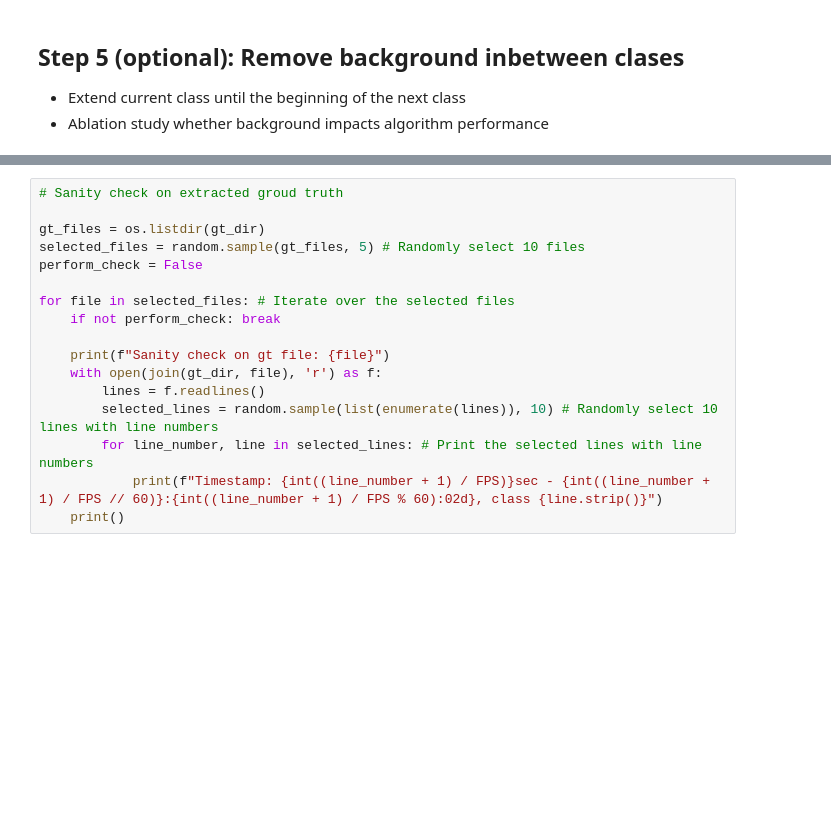
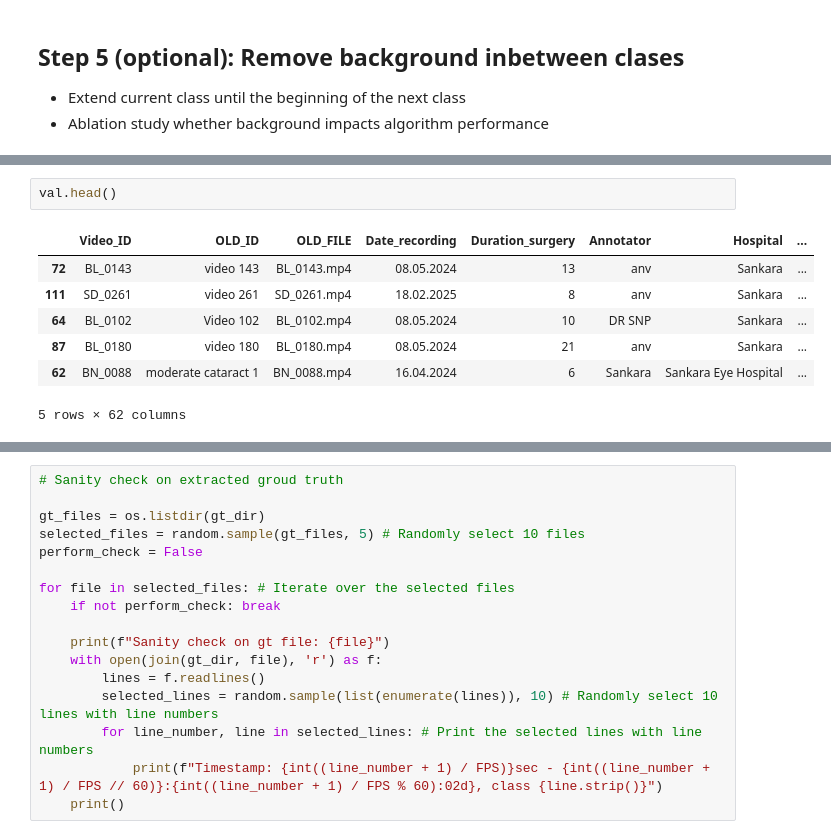
Before and after one commit to Bhuvan-21/MS-TCN2-med, a Jupyter notebook: notebooks/create_gt_from_annotations.ipynb, the cells around one changed output, grey strips where cells are left out. Saved outputs shown, nothing was run; the diff lists cells and outputs as text; blank space fills up the shorter version.

```diff
--- a/notebooks/create_gt_from_annotations.ipynb
+++ b/notebooks/create_gt_from_annotations.ipynb
@@ -276,3 +350,13 @@ Wrote annotations with removed intra-class background to /home/simon/Data/sics_m
+# %%
+val.head()
+# %% [output]
+|  | Video_ID | OLD_ID | OLD_FILE | Date_recording | Duration_surgery | Annotator | Hospital | ... |
+| 72 | BL_0143 | video 143 | BL_0143.mp4 | 08.05.2024 | 13 | anv | Sankara | ... |
+| 111 | SD_0261 | video 261 | SD_0261.mp4 | 18.02.2025 | 8 | anv | Sankara | ... |
+| 64 | BL_0102 | Video 102 | BL_0102.mp4 | 08.05.2024 | 10 | DR SNP | Sankara | ... |
+| 87 | BL_0180 | video 180 | BL_0180.mp4 | 08.05.2024 | 21 | anv | Sankara | ... |
+| 62 | BN_0088 | moderate cataract 1 | BN_0088.mp4 | 16.04.2024 | 6 | Sankara | Sankara Eye Hospital | ... |
+5 rows × 62 columns
 # %%
 import random
 labels = get_labels('sics73')
```
Also changed, not shown: parts of 9 cells of this notebook, 4 other files.
